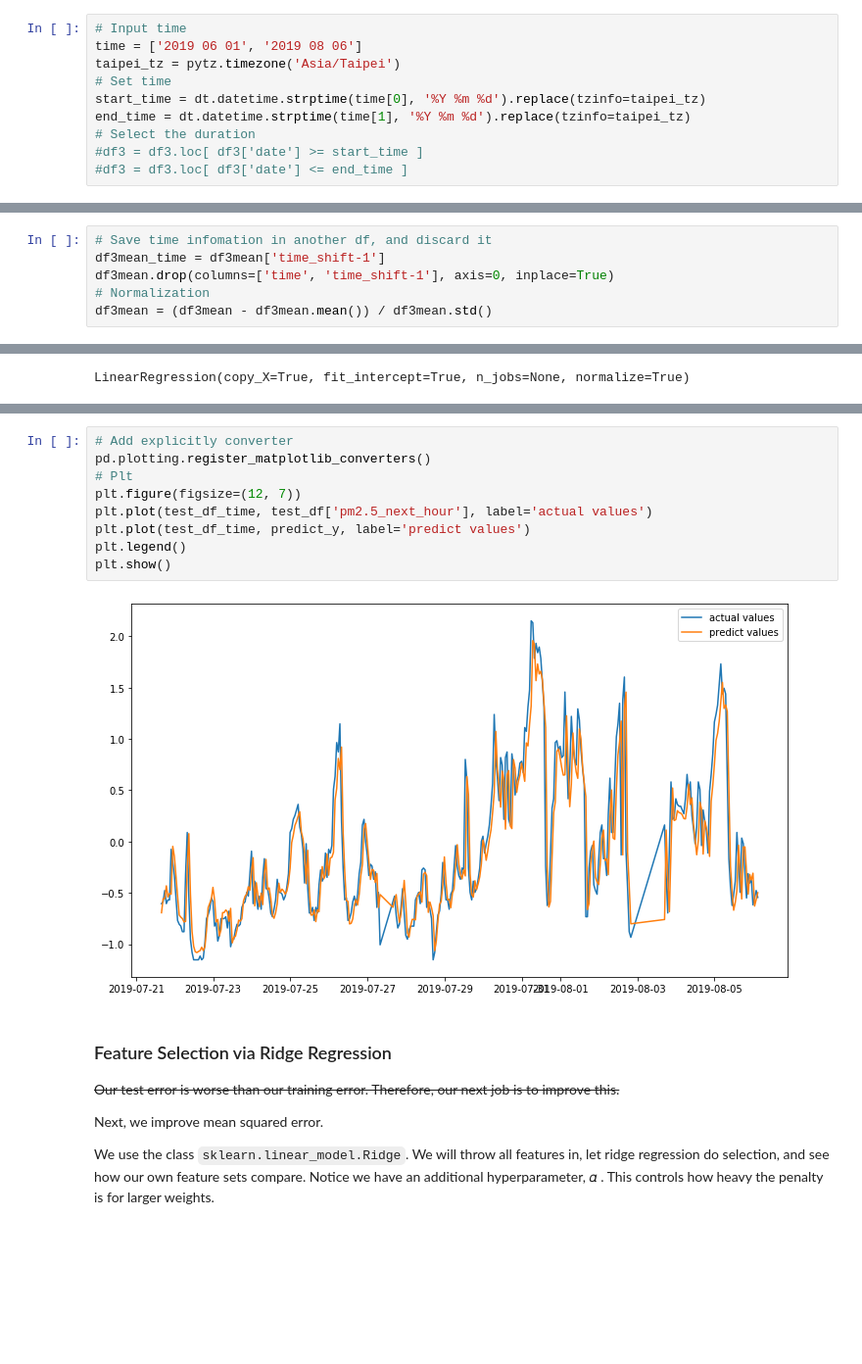
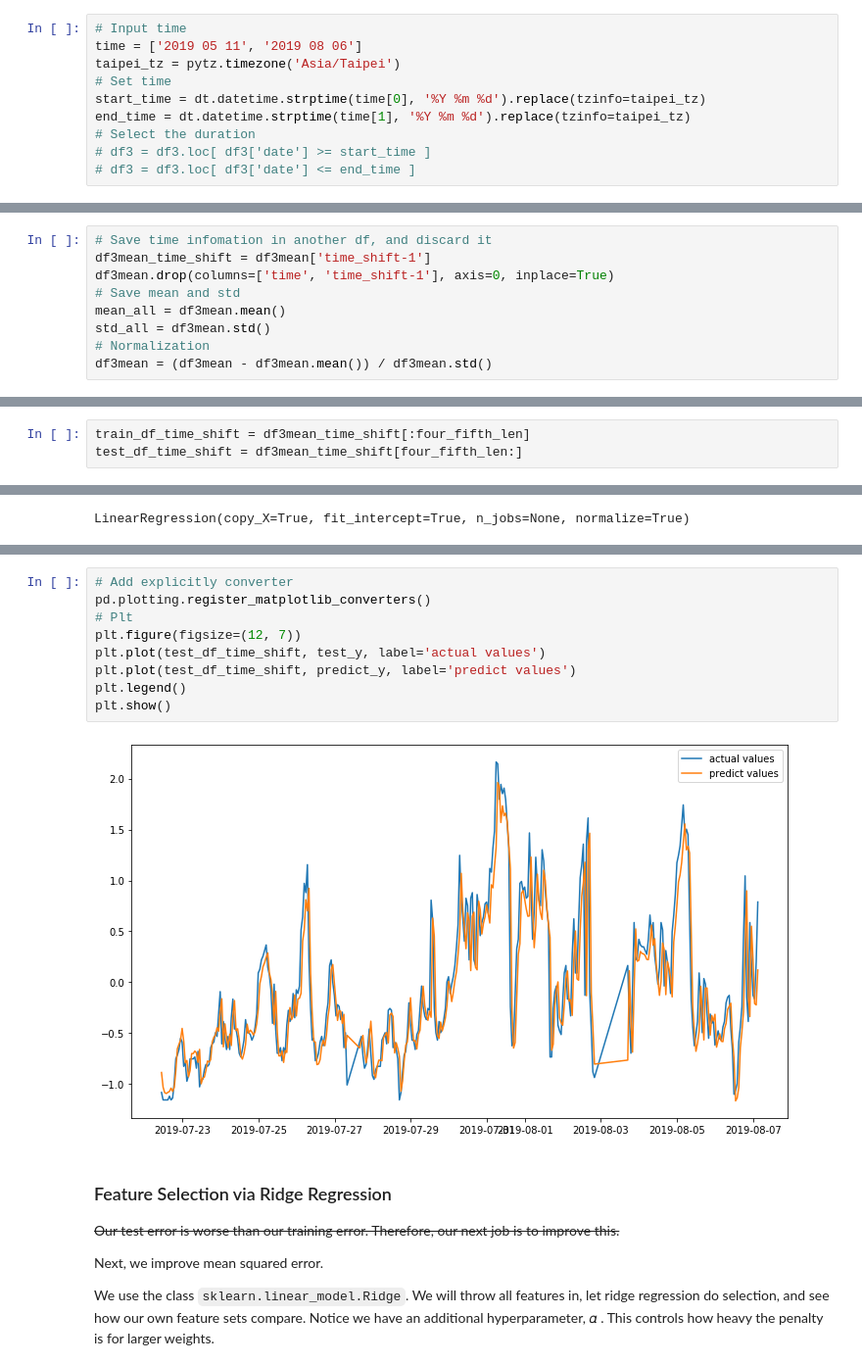
Before and after one commit to kevin110604/pm2.5_training, a Jupyter notebook: pm2.5_training_notebook.ipynb, the cells around one changed output, grey strips where cells are left out. Shown at 98% size. Drawn from its saved outputs; the diff is of its cells as text; blank space fills up the shorter version.

```diff
--- a/pm2.5_training_notebook.ipynb
+++ b/pm2.5_training_notebook.ipynb
@@ -90,14 +90,14 @@ df3.head()
 ### Data preprocessing
 # %%
 # Input time
-time = ['2019 06 01', '2019 08 06']
+time = ['2019 05 11', '2019 08 06']
 taipei_tz = pytz.timezone('Asia/Taipei')
 # Set time
 start_time = dt.datetime.strptime(time[0], '%Y %m %d').replace(tzinfo=taipei_tz)
 end_time = dt.datetime.strptime(time[1], '%Y %m %d').replace(tzinfo=taipei_tz)
 # Select the duration
-#df3 = df3.loc[ df3['date'] >= start_time ]
-#df3 = df3.loc[ df3['date'] <= end_time ]
+# df3 = df3.loc[ df3['date'] >= start_time ]
+# df3 = df3.loc[ df3['date'] <= end_time ]
 # %%
 # Rename the names of columns
 df3 = df3.rename(columns = {'pm10': 'pm1.0', 'pm25': 'pm2.5', 'pm100': 'pm10.0'})
@@ -278,8 +278,11 @@ dtype: int64
 $z = \frac{x- \mu}{\sigma}$
 # %%
 # Save time infomation in another df, and discard it
-df3mean_time = df3mean['time_shift-1']
+df3mean_time_shift = df3mean['time_shift-1']
 df3mean.drop(columns=['time', 'time_shift-1'], axis=0, inplace=True)
+# Save mean and std
+mean_all = df3mean.mean()
+std_all = df3mean.std()
 # Normalization
 df3mean = (df3mean - df3mean.mean()) / df3mean.std()
 # %% [markdown]
@@ -295,3 +296,6 @@ test_df_time = df3mean_time[four_fifth_len:]
+# %%
+train_df_time_shift = df3mean_time_shift[:four_fifth_len]
+test_df_time_shift = df3mean_time_shift[four_fifth_len:]
 # %%
 X = train_df[['month', 'day', 'weekday', 'hour_minute', 'pm1.0', 'pm2.5', 'pm10.0', 'temp', 'humidity']]
 y = train_df[['pm2.5_next_hour']]
@@ -347,14 +351,14 @@ Test MSE:        0.0999139383439157
 # %%
 # Add explicitly converter
 pd.plotting.register_matplotlib_converters()
 # Plt
 plt.figure(figsize=(12, 7))
-plt.plot(test_df_time, test_df['pm2.5_next_hour'], label='actual values')
-plt.plot(test_df_time, predict_y, label='predict values')
+plt.plot(test_df_time_shift, test_y, label='actual values')
+plt.plot(test_df_time_shift, predict_y, label='predict values')
 plt.legend()
 plt.show()
 # %% [output]
-[figure, old version]
+[figure, new version]
 # %% [markdown]
 ### Feature Selection via Ridge Regression
 
```
Also changed, not shown: parts of 23 cells of this notebook.
